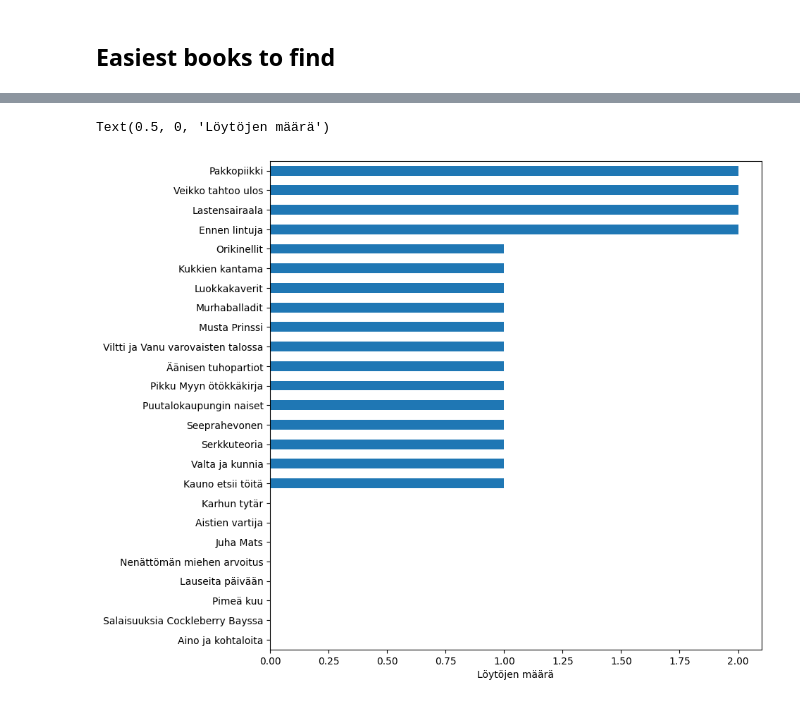
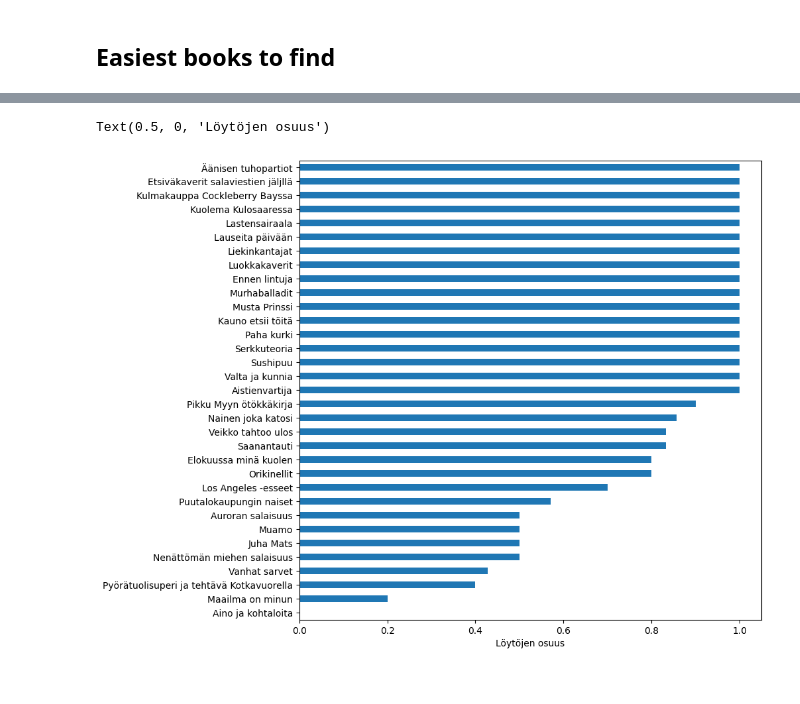
Before and after one commit to NatLibFi/kivepa-booksearch-workshop, a Jupyter notebook: analysis.ipynb, the cells around one changed output, grey strips where cells are left out. Saved outputs shown, nothing was run; the diff lists cells and outputs as text; code cells hidden in the pictures.

```diff
--- a/analysis.ipynb
+++ b/analysis.ipynb
@@ -64 +56,12 @@ df["uid"].nunique()
+# %%
+# Uniformize titles
+df.title.replace("Aino ja Kohtaloita", "Aino ja kohtaloita", inplace=True)
+df.title.replace("Juha mats", "Juha Mats", inplace=True)
+df.title.replace(
+    "Pyörätuoli", "Pyörätuolisuperi ja tehtävä Kotkavuorella", inplace=True
+)
+df.title.replace(
+    "Pyörätuolisuperi", "Pyörätuolisuperi ja tehtävä Kotkavuorella", inplace=True
+)
+df.title.replace("Lucinda Riley", "Auroran salaisuus", inplace=True)
 # %% [markdown]
@@ -279,2 +381,14 @@ plt.show()
 # %% [markdown]
 ## Easiest books to find
+# %%
+df_pruned = df[df.title != "virhenäppäily"][
+    df.title != "Salaisuuksia Cockleberry Bayssa"
+][df.title != ""]
+
+# Altogether, with Kirjasampo & Annif subjects
+col = ["is_found_a", "is_found_b"]
+df_pruned.groupby(by="title")[col].sum().sum(axis=1).sort_values(
+    ascending=True
+).to_frame(name="Found times").plot.barh(figsize=(9, 9), legend=False)
+plt.ylabel(None)
+plt.xlabel("Löytöjen määrä")
@@ -292,13 +409,11 @@ Text(0.5, 0, 'Löytöjen määrä')
 # %%
-# With Kirjasampo
-col = "is_found_a"
-df.groupby(by="title")[col].sum().sort_values().to_frame().plot.barh(
-    figsize=(9, 9), legend=False
-)
+col = ["is_found_a"]
+df_pruned.groupby(by="title")[col].mean().mean(axis=1).sort_values(
+    ascending=True
+).to_frame(name="Found share").plot.barh(figsize=(9, 9), legend=False)
 plt.ylabel(None)
-plt.xlabel("Löytöjen määrä")
-# plt.grid(axis='x')
+plt.xlabel("Löytöjen osuus")
 # %% [output]
-Text(0.5, 0, 'Löytöjen määrä')
+Text(0.5, 0, 'Löytöjen osuus')
-[figure, old version]
+[figure, new version]
 # %%
```
Also changed, not shown: parts of 52 cells of this notebook.
